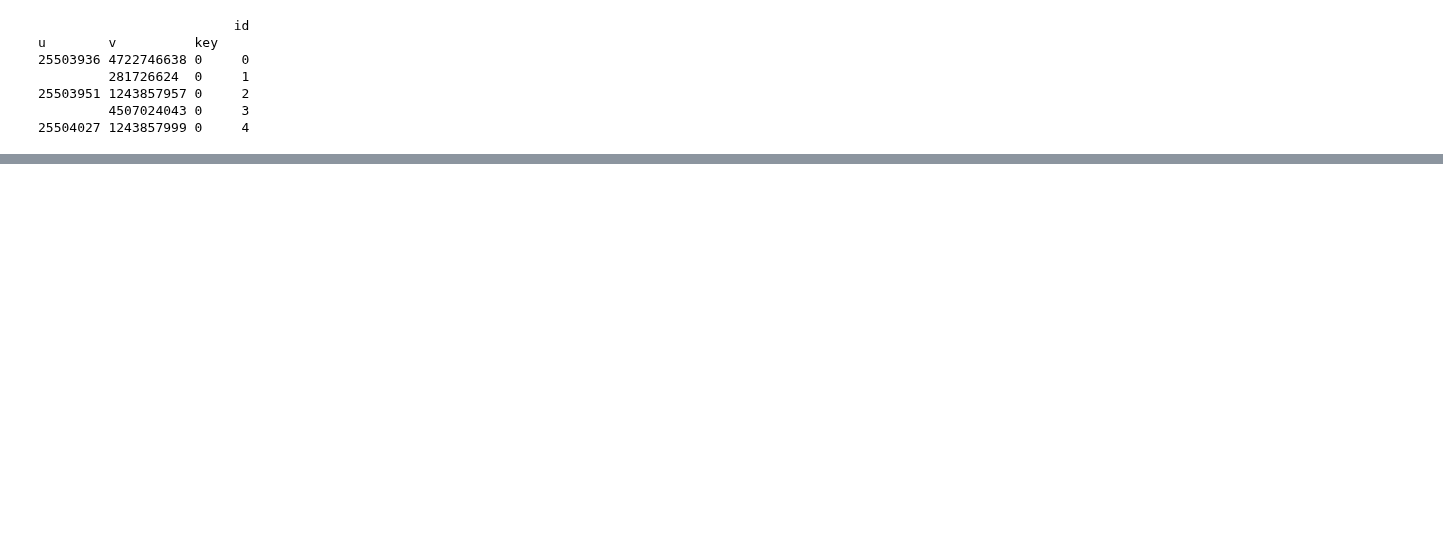
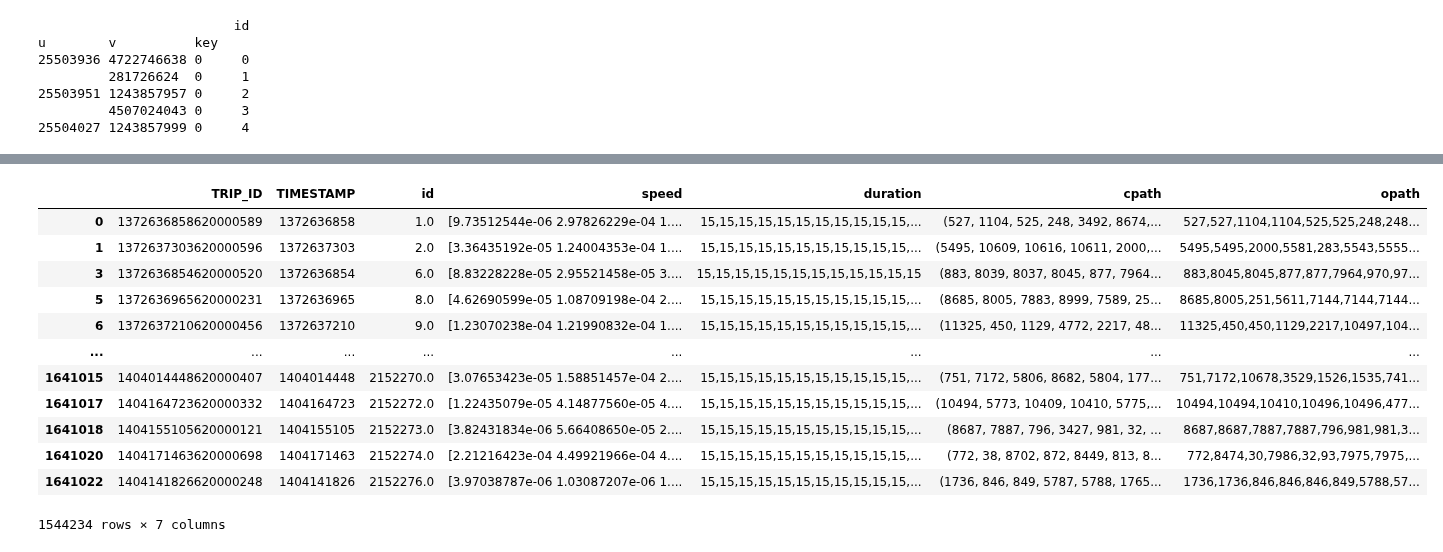
Before and after one commit to SwiftPredator/Trajectory-based-Road-Network-Representation-Learning, a Jupyter notebook: generator/test.ipynb, the cells around one changed output, grey strips where cells are left out. Drawn from its saved outputs; the diff is of its cells as text; code cells hidden in the pictures; blank space fills up the shorter version.

```diff
--- a/generator/test.ipynb
+++ b/generator/test.ipynb
@@ -19,3 +23,7 @@ u        v          key
 25504027 1243857999 0     4
 # %%
 features.to_csv("speed_features_unnormlized.csv")
+# %%
+df_orginal = pd.read_csv("../datasets/trajectories/porto/mapped.csv", sep=",")
+df_clipped = pd.read_csv("../datasets/trajectories/porto/mapped_id_poly_clipped_timestamp.csv", sep=";")
+df_mapped = pd.read_csv("../datasets/trajectories/porto/road_segment_map_final.csv", sep=";")
@@ -21,0 +46,21 @@ features.to_csv("speed_features_unnormlized.csv")
+# %%
+ts = df_orginal[["TRIP_ID", "TIMESTAMP"]]
+ts = ts.join(df_clipped[["TRIP_ID", "id"]].set_index("TRIP_ID"), on="TRIP_ID", how="left")
+ts.dropna(inplace=True)
+ts = ts.join(df_mapped[["speed", "duration", "id", "cpath", "opath"]].set_index("id"), on="id", how="left")
+ts.dropna(inplace=True)
+ts
+# %% [output]
+|  | TRIP_ID | TIMESTAMP | id | speed | duration | cpath | opath |
+| 0 | 1372636858620000589 | 1372636858 | 1.0 | [9.73512544e-06 2.97826229e-04 1.... | 15,15,15,15,15,15,15,15,15,15,15,... | (527, 1104, 525, 248, 3492, 8674,... | 527,527,1104,1104,525,525,248,248... |
+| 1 | 1372637303620000596 | 1372637303 | 2.0 | [3.36435192e-05 1.24004353e-04 1.... | 15,15,15,15,15,15,15,15,15,15,15,... | (5495, 10609, 10616, 10611, 2000,... | 5495,5495,2000,5581,283,5543,5555... |
+| 3 | 1372636854620000520 | 1372636854 | 6.0 | [8.83228228e-05 2.95521458e-05 3.... | 15,15,15,15,15,15,15,15,15,15,15,15 | (883, 8039, 8037, 8045, 877, 7964... | 883,8045,8045,877,877,7964,970,97... |
+| 5 | 1372636965620000231 | 1372636965 | 8.0 | [4.62690599e-05 1.08709198e-04 2.... | 15,15,15,15,15,15,15,15,15,15,15,... | (8685, 8005, 7883, 8999, 7589, 25... | 8685,8005,251,5611,7144,7144,7144... |
+| 6 | 1372637210620000456 | 1372637210 | 9.0 | [1.23070238e-04 1.21990832e-04 1.... | 15,15,15,15,15,15,15,15,15,15,15,... | (11325, 450, 1129, 4772, 2217, 48... | 11325,450,450,1129,2217,10497,104... |
+| ... | ... | ... | ... | ... | ... | ... | ... |
+| 1641015 | 1404014448620000407 | 1404014448 | 2152270.0 | [3.07653423e-05 1.58851457e-04 2.... | 15,15,15,15,15,15,15,15,15,15,15,... | (751, 7172, 5806, 8682, 5804, 177... | 751,7172,10678,3529,1526,1535,741... |
+| 1641017 | 1404164723620000332 | 1404164723 | 2152272.0 | [1.22435079e-05 4.14877560e-05 4.... | 15,15,15,15,15,15,15,15,15,15,15,... | (10494, 5773, 10409, 10410, 5775,... | 10494,10494,10410,10496,10496,477... |
+| 1641018 | 1404155105620000121 | 1404155105 | 2152273.0 | [3.82431834e-06 5.66408650e-05 2.... | 15,15,15,15,15,15,15,15,15,15,15,... | (8687, 7887, 796, 3427, 981, 32, ... | 8687,8687,7887,7887,796,981,981,3... |
+| 1641020 | 1404171463620000698 | 1404171463 | 2152274.0 | [2.21216423e-04 4.49921966e-04 4.... | 15,15,15,15,15,15,15,15,15,15,15,... | (772, 38, 8702, 872, 8449, 813, 8... | 772,8474,30,7986,32,93,7975,7975,... |
+| 1641022 | 1404141826620000248 | 1404141826 | 2152276.0 | [3.97038787e-06 1.03087207e-06 1.... | 15,15,15,15,15,15,15,15,15,15,15,... | (1736, 846, 849, 5787, 5788, 1765... | 1736,1736,846,846,846,849,5788,57... |
+1544234 rows × 7 columns
```
Also changed, not shown: parts of 9 cells of this notebook, 25 other files.
